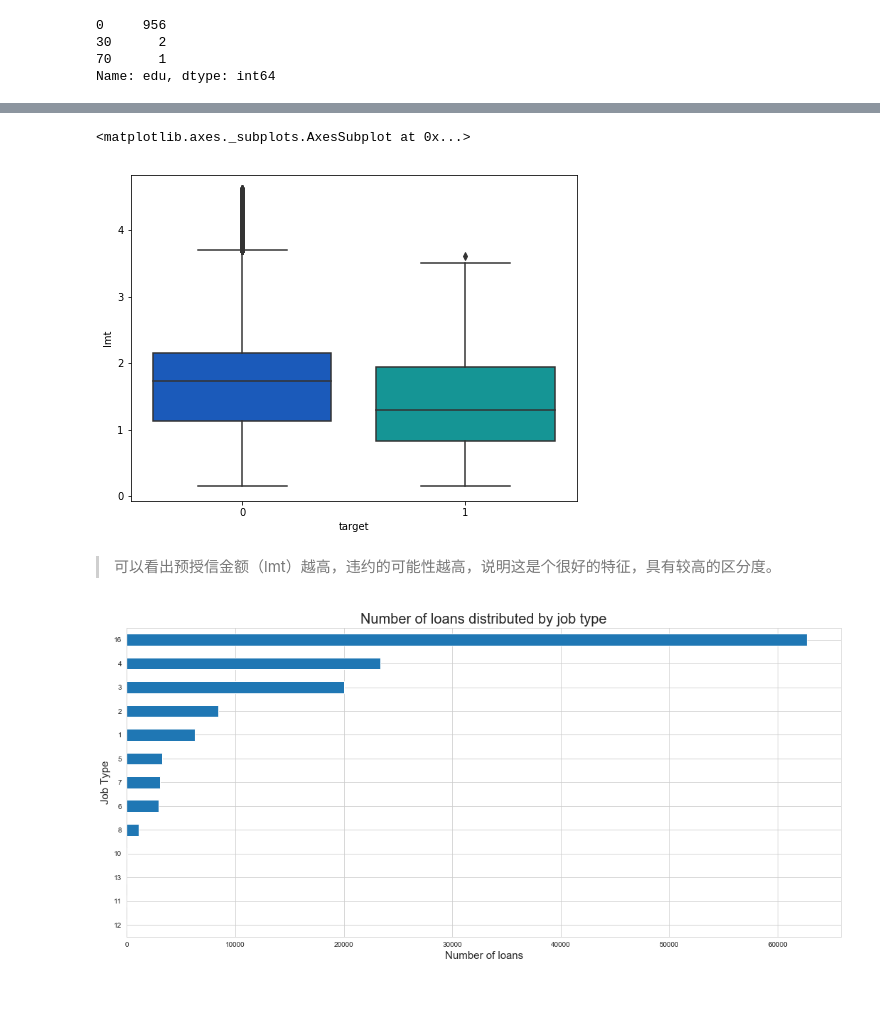
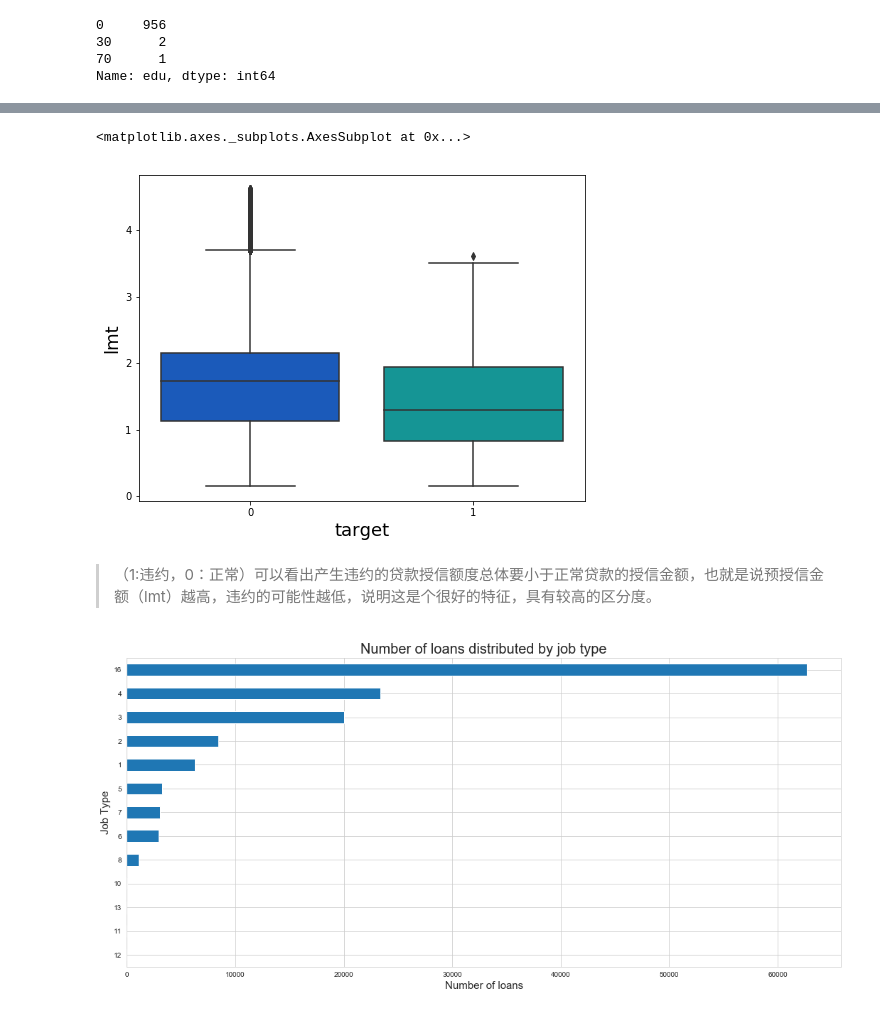
Before and after one commit to baiziru/Ooops, a Jupyter notebook: [Baseline]-Credit-analysis-Prediction-V1.0.1.ipynb, the cells around one changed output, grey strips where cells are left out. Cells and saved outputs as stored; diff of their text form; code cells hidden in the pictures.

```diff
--- a/[Baseline]-Credit-analysis-Prediction-V1.0.1.ipynb
+++ b/[Baseline]-Credit-analysis-Prediction-V1.0.1.ipynb
@@ -183,15 +175,16 @@ data.head()
 # %%
 plt.figure(figsize=(8, 6))
-#plt.xlabel("Edu",fontsize=18)
-#plt.ylabel("Age",fontsize=18)
+plt.xlabel("target",fontsize=18)
+plt.ylabel("lmt",fontsize=18)
 temp = data[['lmt','target']]
 temp['lmt'] = np.log1p(temp['lmt'])
 sns.boxplot(x='target',y='lmt',data=temp,palette='winter')
 # %% [output]
 <matplotlib.axes._subplots.AxesSubplot at 0x...>
-[figure, old version]
+[figure, new version]
 # %% [markdown]
-> 可以看出预授信金额（lmt）越高，违约的可能性越高，说明这是个很好的特征，具有较高的区分度。
+>
+> （1:违约，0：正常）可以看出产生违约的贷款授信额度总体要小于正常贷款的授信金额，也就是说预授信金额（lmt）越高，违约的可能性越低，说明这是个很好的特征，具有较高的区分度。
 # %%
 #正常贷款
 sns.set_style('whitegrid')
```
Also changed, not shown: parts of 48 cells of this notebook.
